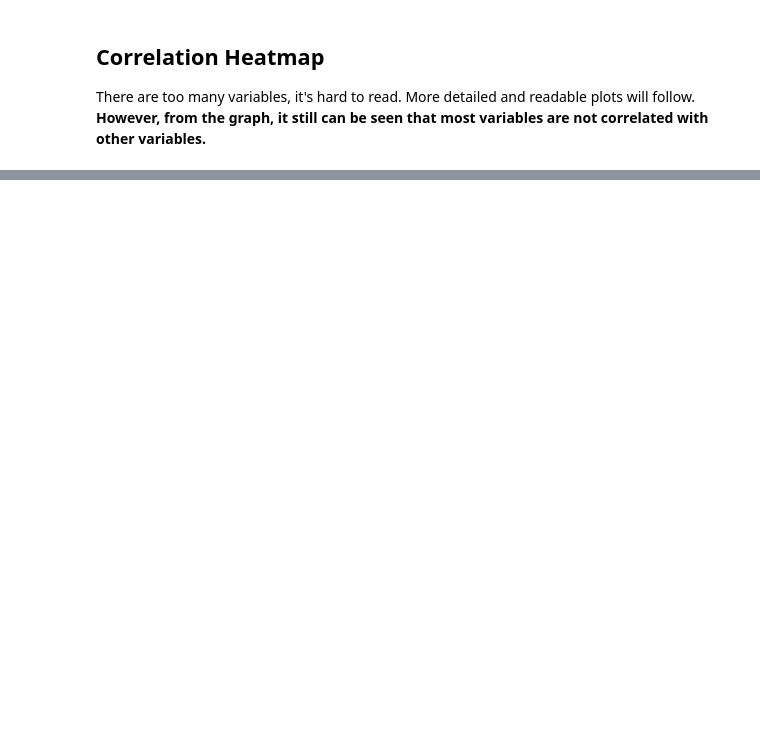
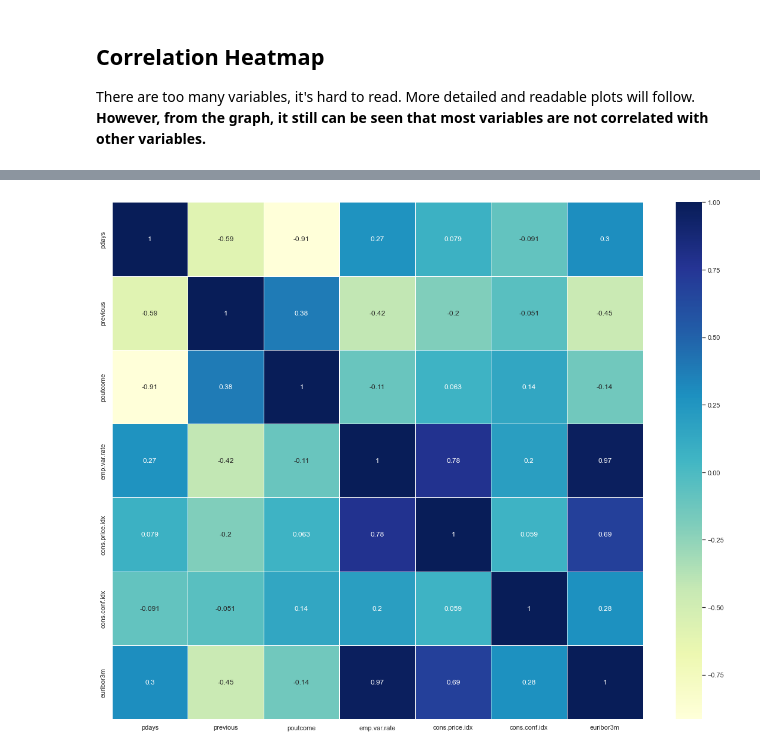
Before and after one commit to JumpyJumpy/Portuguese_Bank_Marketing_Data_Set, a Jupyter notebook: code/eda.ipynb, the cells around one changed output, grey strips where cells are left out. Cells and saved outputs as stored; diff of their text form; code cells hidden in the pictures; blank space fills up the shorter version.

```diff
--- a/code/eda.ipynb
+++ b/code/eda.ipynb
@@ -52,10 +82,11 @@ There are too many variables, it's hard to read.
 More detailed and readable plots will follow.
 **However, from the graph, it still can be seen that most variables are not correlated with other variables.**
 # %%
-bank_flattened = pd.read_csv("../data/bank_imputed_knn.csv")
+bank_flattened = pd.read_csv("../data/bank_imputed_imp.csv").drop(
+    columns = ["y"])
 
 plt.figure(figsize = (20, 16))
-sns.set(font_scale = 2)
+sns.set(font_scale = 1)
 sns.heatmap(bank_flattened.corr(), cmap = "YlGnBu", linewidth = 1)
 plt.show()
 # %% [output]
@@ -62,0 +107,8 @@ plt.show()
+# %%
+plt.figure(figsize = (20, 16))
+sns.set(font_scale = 1)
+sns.heatmap(bank_flattened.iloc[:, 7:14].corr(), cmap = "YlGnBu", linewidth = 1,
+            annot = True)
+plt.show()
+# %% [output]
+[figure, added]
```
Also changed, not shown: parts of 11 cells of this notebook, 8 other files.
